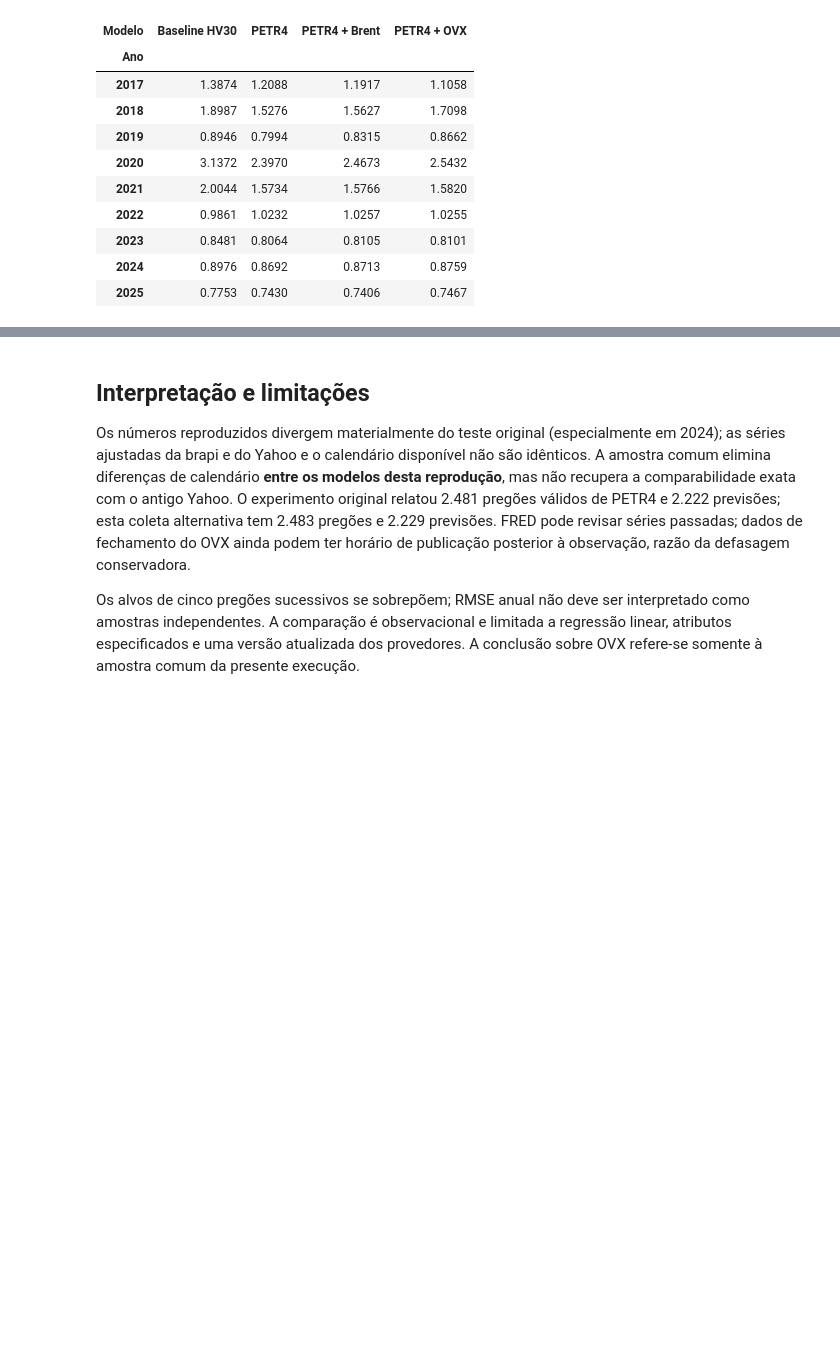
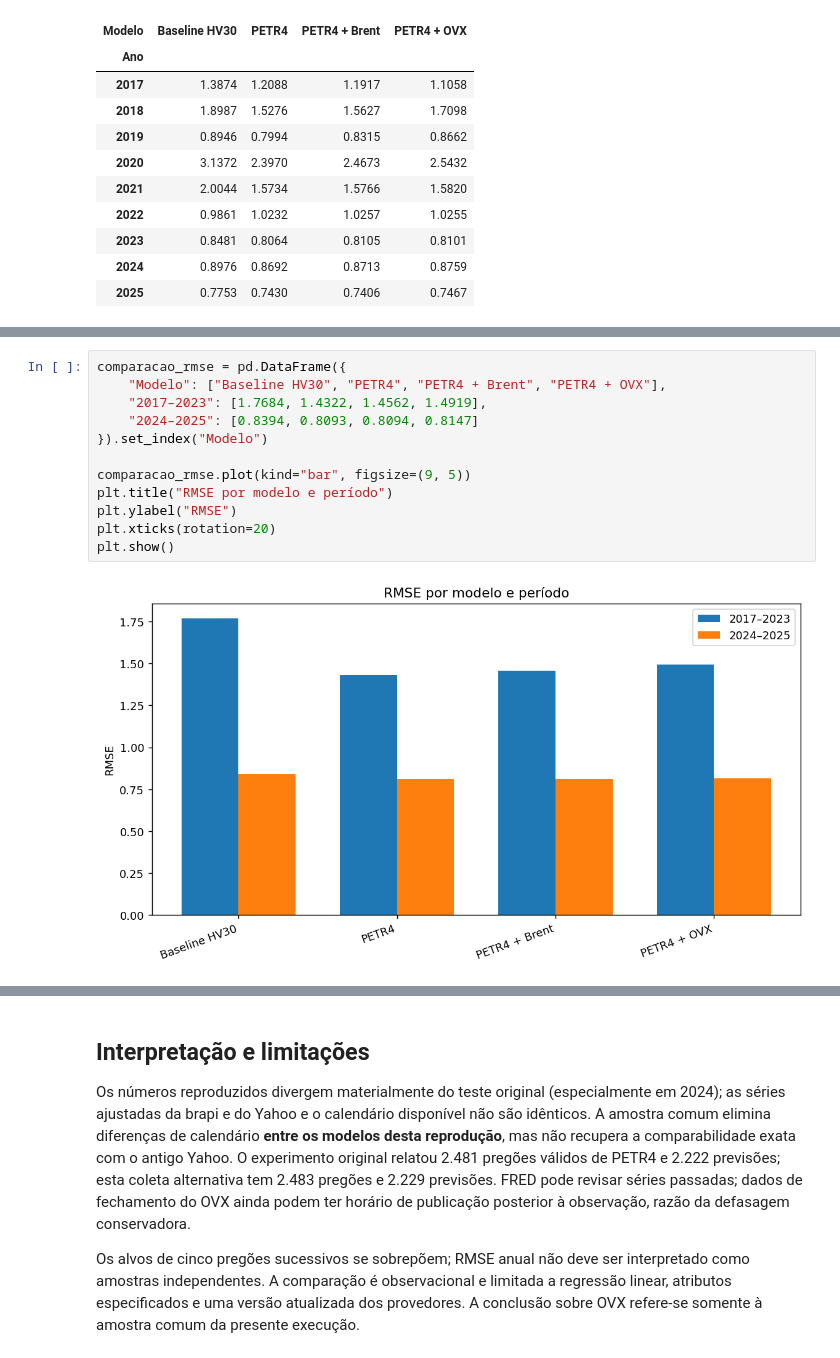
Before and after one commit to alvarobonifacio1980/Analise-de-Dados, a Jupyter notebook: projetos/02_MD_PETR4_Brent_OVX.ipynb, the cells around one changed output, grey strips where cells are left out. Drawn from its saved outputs; the diff is of its cells as text; blank space fills up the shorter version.

Commit message:
Revisa 02_MD_PETR4_Brent_OVX.ipynb com visualizações e interpretação

```diff
--- a/projetos/02_MD_PETR4_Brent_OVX.ipynb
+++ b/projetos/02_MD_PETR4_Brent_OVX.ipynb
@@ -192,0 +197,14 @@ RMSE por ano, mesmas datas
+# %%
+comparacao_rmse = pd.DataFrame({
+    "Modelo": ["Baseline HV30", "PETR4", "PETR4 + Brent", "PETR4 + OVX"],
+    "2017–2023": [1.7684, 1.4322, 1.4562, 1.4919],
+    "2024–2025": [0.8394, 0.8093, 0.8094, 0.8147]
+}).set_index("Modelo")
+
+comparacao_rmse.plot(kind="bar", figsize=(9, 5))
+plt.title("RMSE por modelo e período")
+plt.ylabel("RMSE")
+plt.xticks(rotation=20)
+plt.show()
+# %% [output]
+[figure, added]
```
Also changed, not shown: parts of 6 cells of this notebook.
